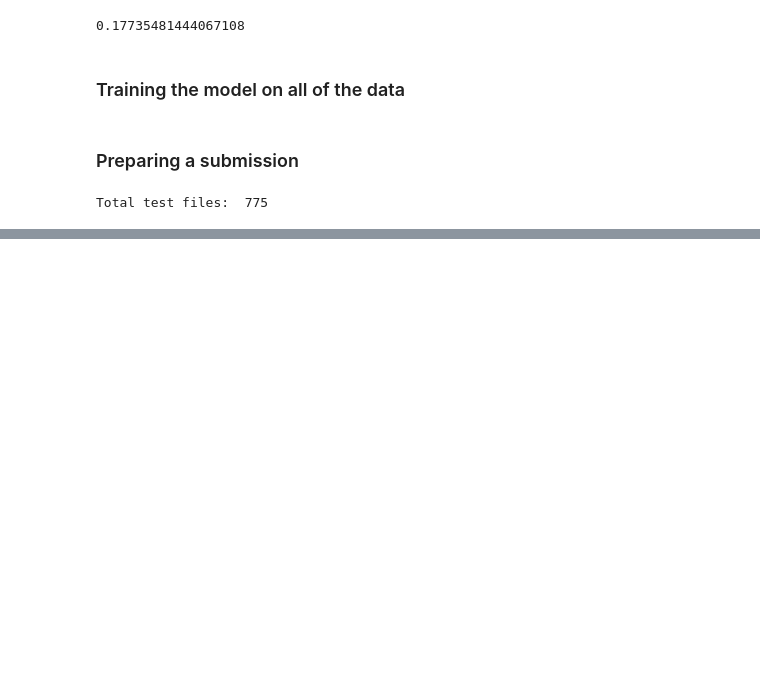
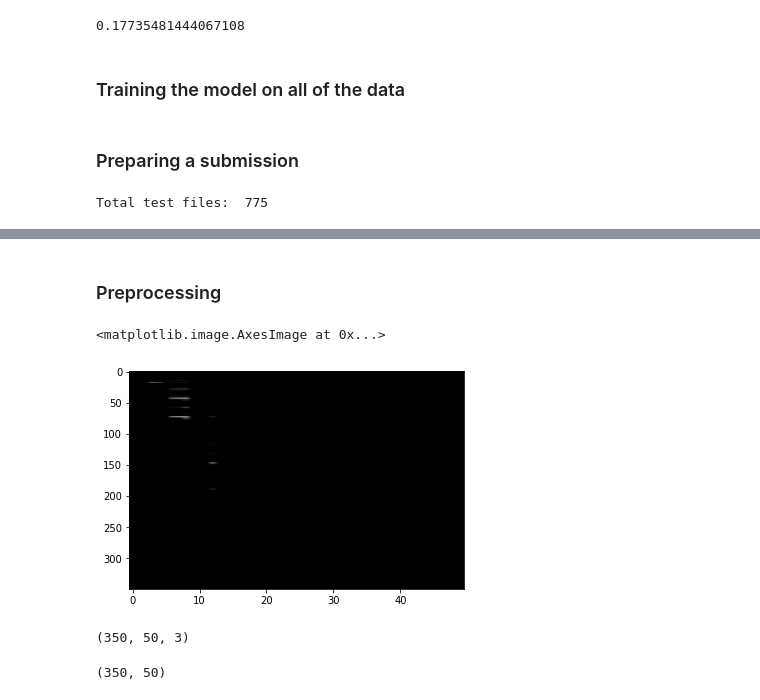
Before and after one commit to MosesBomera/Mars-Spectrometry-2-Gas-Chromatography, a Jupyter notebook: Benchmark_Modelling.ipynb, the cells around one changed output, grey strips where cells are left out. Saved outputs shown, nothing was run; the diff lists cells and outputs as text; code cells hidden in the pictures; blank space fills up the shorter version.

```diff
--- a/Benchmark_Modelling.ipynb
+++ b/Benchmark_Modelling.ipynb
@@ -329,0 +341,13 @@ final_submission_df.to_csv("benchmark_logreg_c2_submission.csv")
+# %% [markdown]
+### Preprocessing
+# %%
+train_features = pd.read_csv("data/train_features.csv", header=[0, 1], index_col=0)
+test_features = pd.read_csv("data/test_features.csv", header=[0, 1], index_col=0)
+# %%
+# Let's create a few directories to store these
+
+IMG_OUTPUT_PATH = Path("data/interim/benchmark_testing")
+
+TRAIN_IMG_PATH = IMG_OUTPUT_PATH / "train_features"
+VAL_IMG_PATH = IMG_OUTPUT_PATH / "val_features"
+TEST_IMG_PATH = IMG_OUTPUT_PATH / "test_features"
@@ -329,0 +361,33 @@ final_submission_df.to_csv("benchmark_logreg_c2_submission.csv")
+# %%
+def row2img(row, save=False):
+    temp_arr = row.values.reshape(350, 50, 1)
+
+    # Scale from 0-1 to 0-255, make uint8, squeeze to just two dims
+    temp_arr = np.squeeze((temp_arr * 255).astype(np.uint8), axis=2)
+
+    # Stack to 3 dims to mimic rgb image
+    temp_arr = np.stack((temp_arr,) * 3, axis=-1)
+    temp_img = Image.fromarray(temp_arr)
+
+    # Save as image
+    if save:
+        outpath = IMG_OUTPUT_PATH / (
+            str(metadata.loc[row.name]["features_path"])[0:-4] + ".jpeg"
+        )
+        temp_img.save(outpath)
+
+    return temp_img
+# %%
+train_sample_img = row2img(train_features.iloc[0])
+msgc.viz.plt.imshow(train_sample_img, aspect="auto")
+# %% [output]
+<matplotlib.image.AxesImage at 0x...>
+[figure, added]
+# %%
+np.array(train_sample_img).shape
+# %% [output]
+(350, 50, 3)
+# %%
+np.array(train_sample_img)[:, :, 1].shape
+# %% [output]
+(350, 50)
```
Also changed, not shown: parts of 26 cells of this notebook.
